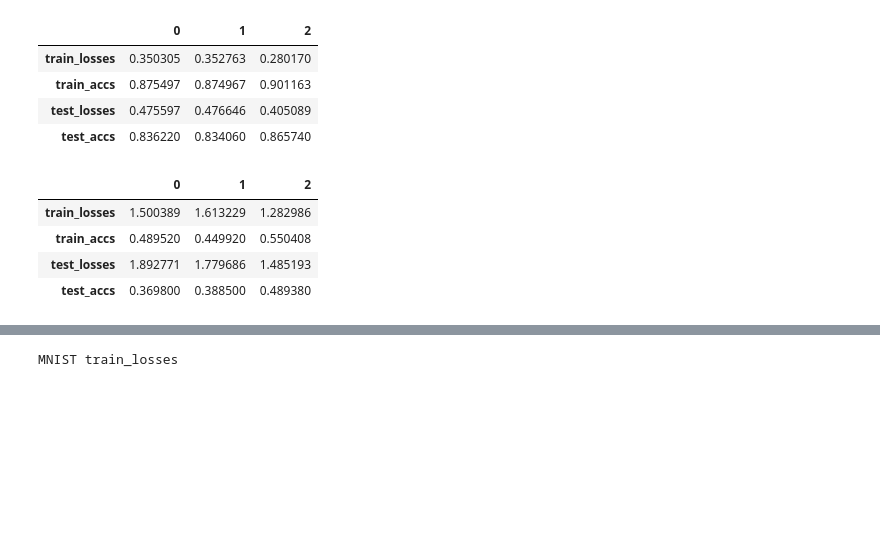
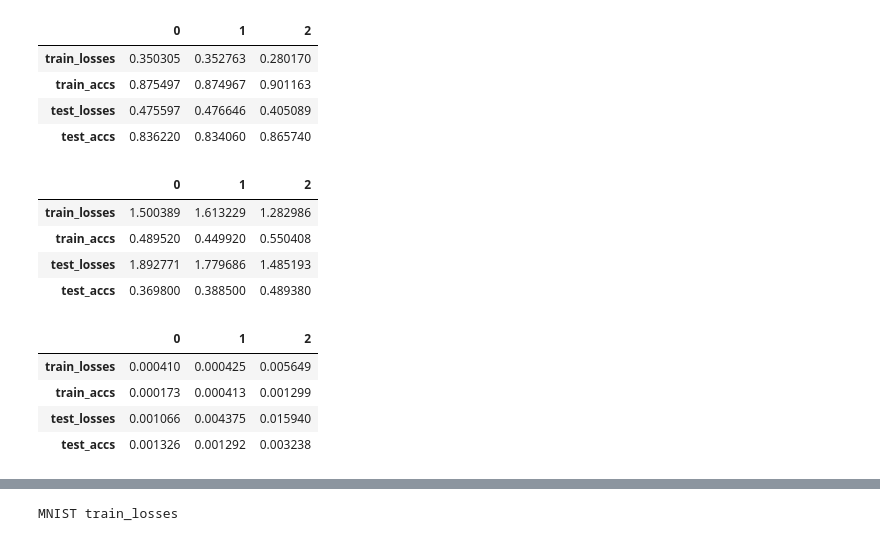
Before and after one commit to peiyong-addwater/Let-The-Quantum-Creep-In, a Jupyter notebook: scripts/results/PlotTorchResults.ipynb, the cells around one changed output, grey strips where cells are left out. Drawn from its saved outputs; the diff is of its cells as text; code cells hidden in the pictures; blank space fills up the shorter version.

```diff
--- a/scripts/results/PlotTorchResults.ipynb
+++ b/scripts/results/PlotTorchResults.ipynb
@@ -135,3 +135,11 @@ laster_iter_avg_df['CIFAR10']
 | train_accs | 0.489520 | 0.449920 | 0.550408 |
 | test_losses | 1.892771 | 1.779686 | 1.485193 |
 | test_accs | 0.369800 | 0.388500 | 0.489380 |
+# %%
+laster_iter_std_df['MNIST']
+# %% [output]
+|  | 0 | 1 | 2 |
+| train_losses | 0.000410 | 0.000425 | 0.005649 |
+| train_accs | 0.000173 | 0.000413 | 0.001299 |
+| test_losses | 0.001066 | 0.004375 | 0.015940 |
+| test_accs | 0.001326 | 0.001292 | 0.003238 |
```
Also changed, not shown: parts of 2 cells of this notebook, 1 other file.
